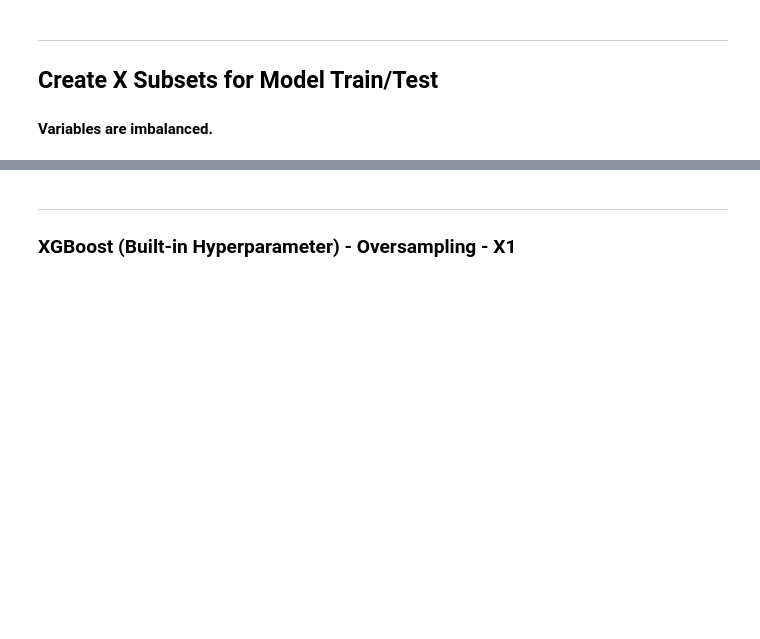
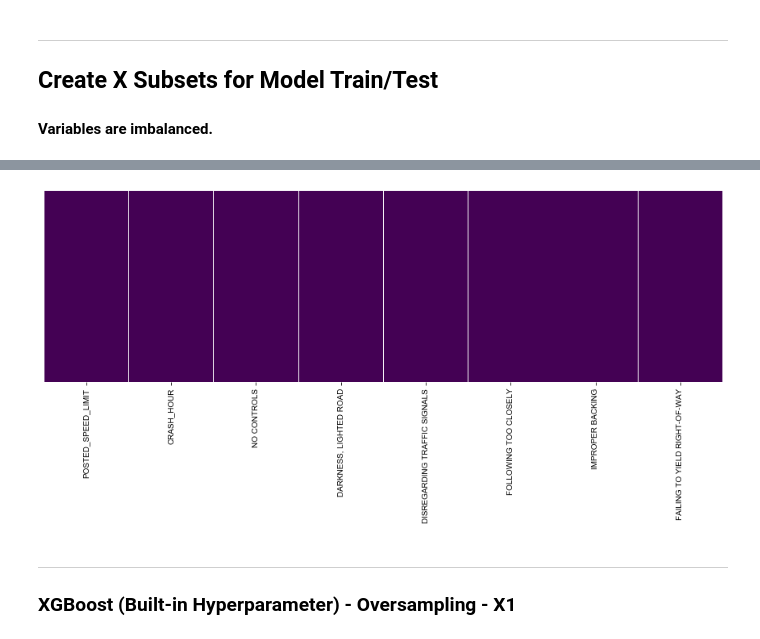
Before and after one commit to Morgan-Sell/chi-traffic-accidents, a Jupyter notebook: chi-transport-v2.ipynb, the cells around one changed output, grey strips where cells are left out. Saved outputs shown, nothing was run; the diff lists cells and outputs as text; code cells hidden in the pictures; blank space fills up the shorter version.

```diff
--- a/chi-transport-v2.ipynb
+++ b/chi-transport-v2.ipynb
@@ -442,0 +459,14 @@ X_2_train, X_2_test, y_2_train, y_2_test = train_test_split(X_2_dum.values, y_1.
+# %%
+X_3 = accidents[['POSTED_SPEED_LIMIT', 'CRASH_HOUR', 'TRAFFIC_CONTROL_DEVICE', 'LIGHTING_CONDITION',
+                 'PRIM_CONTRIBUTORY_CAUSE']]
+trfc_cntrl_x3 = pd.get_dummies(X_3['TRAFFIC_CONTROL_DEVICE'])
+prime_cause_x3= pd.get_dummies(X_3['PRIM_CONTRIBUTORY_CAUSE'])
+lghtng_cndtn_x3 = pd.get_dummies(X_3['LIGHTING_CONDITION'])
+
+no_trfc_cntrl_x3= trfc_cntrl_x3[['NO CONTROLS']]
+drkns_lghtng_rd_x3 = lghtng_cndtn_x3['DARKNESS, LIGHTED ROAD']
+prime_cause_sub_x3 = prime_cause_x3[['DISREGARDING TRAFFIC SIGNALS','FOLLOWING TOO CLOSELY', 'IMPROPER BACKING',
+                                     'FAILING TO YIELD RIGHT-OF-WAY']]
+x3_concat_lst = [X_3[['POSTED_SPEED_LIMIT', 'CRASH_HOUR']], no_trfc_cntrl_x3, drkns_lghtng_rd_x3, prime_cause_sub_x3]
+X_3 = pd.concat(x3_concat_lst, axis=1)
+X_3.head()
@@ -443,3 +480,9 @@ X_2_train, X_2_test, y_2_train, y_2_test = train_test_split(X_2_dum.values, y_1.
+# %%
+plt.figure(figsize=(12,6))
+sns.heatmap(X_3.isnull(), yticklabels=False, cbar=False, cmap='viridis')
+plt.tight_layout();
+# %% [output]
+[figure, added]
 # %% [markdown]
 ---
 ### XGBoost (Built-in Hyperparameter) - Oversampling - X1
```
Also changed, not shown: parts of 18 cells of this notebook.
